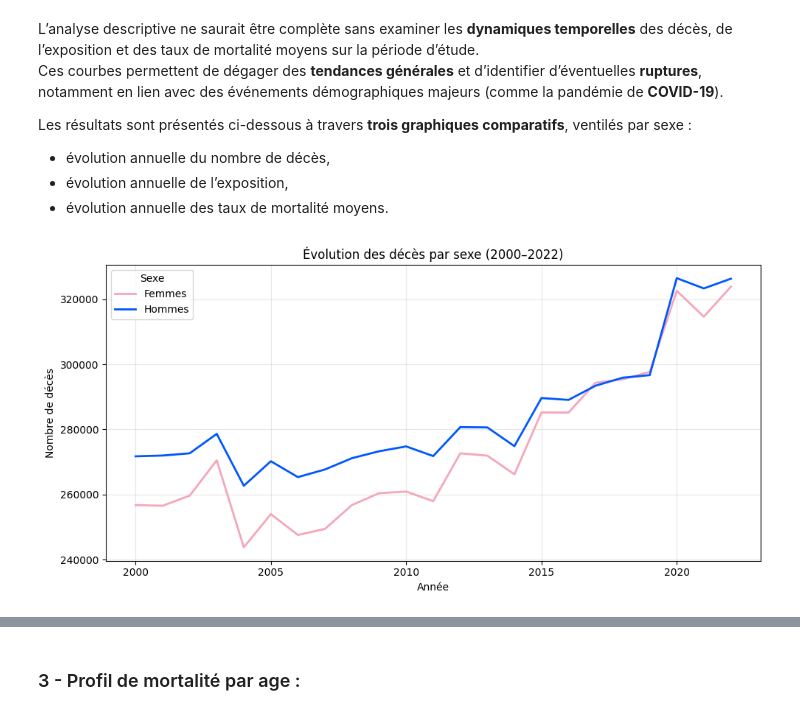
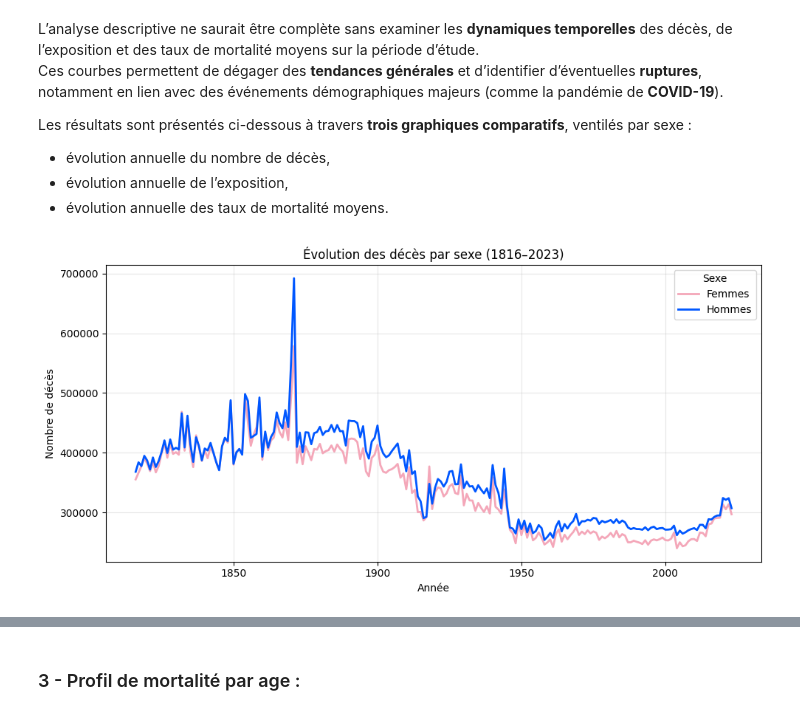
Before and after one commit to Salah10-source/Python-Project-Mortality, a Jupyter notebook: notbokes/notebooks/demo.ipynb, the cells around one changed output, grey strips where cells are left out. Cells and saved outputs as stored; diff of their text form; code cells hidden in the pictures.

```diff
--- a/notbokes/notebooks/demo.ipynb
+++ b/notbokes/notebooks/demo.ipynb
@@ -1094,32 +1093,32 @@ Les résultats sont présentés ci-dessous à travers **trois graphiques compara
 # %%
 
 YEAR_COL = "Year"
 
 # Somme annuelle des décès par sexe
-dec = df.groupby(YEAR_COL)[["D_F", "D_H"]].sum().sort_index()
+dec = dfm.groupby(YEAR_COL)[["D_F", "D_M"]].sum().sort_index()
 
 plt.figure(figsize=(10,5))
 
 # Femmes en rose
 plt.plot(dec.index, dec["D_F"],
          label="Femmes",
          linewidth=2,
          color="#F4A7B9")   # rose clair
 
 # Hommes en bleu
-plt.plot(dec.index, dec["D_H"],
+plt.plot(dec.index, dec["D_M"],
          label="Hommes",
          linewidth=2,
          color="#0057FF")   # bleu vif
 
-plt.title("Évolution des décès par sexe (2000–2022)")
+plt.title("Évolution des décès par sexe (1816–2023)")
 plt.xlabel("Année")
 plt.ylabel("Nombre de décès")
 plt.grid(True, alpha=0.3)
 plt.legend(title="Sexe")
 plt.tight_layout()
 plt.show()
 # %% [output]
-[figure, old version]
+[figure, new version]
 # %% [markdown]
 **Interprétation :**
```
Also changed, not shown: parts of 27 cells of this notebook.
